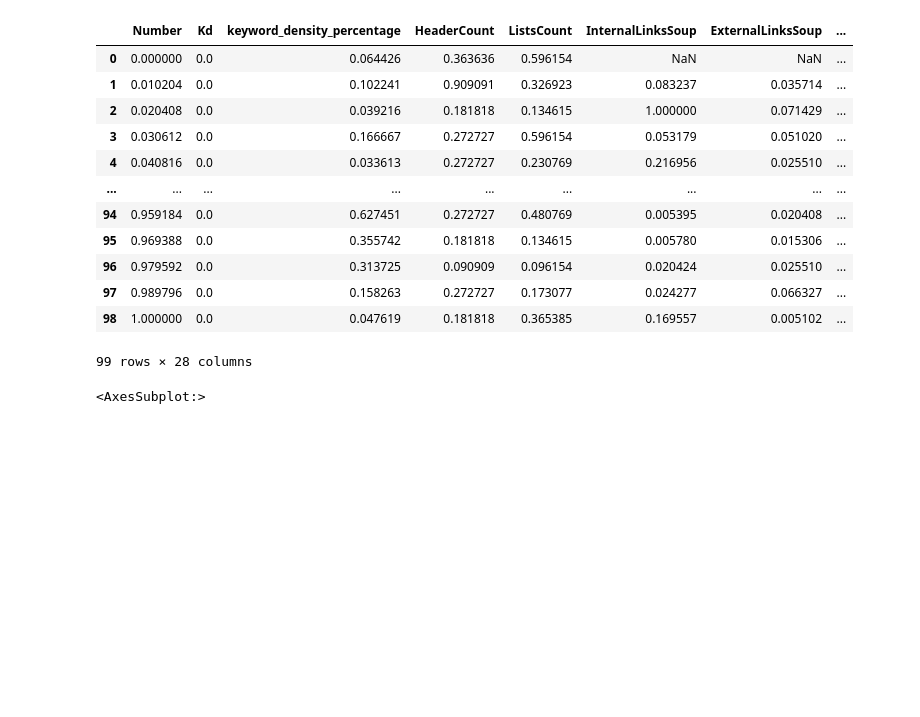
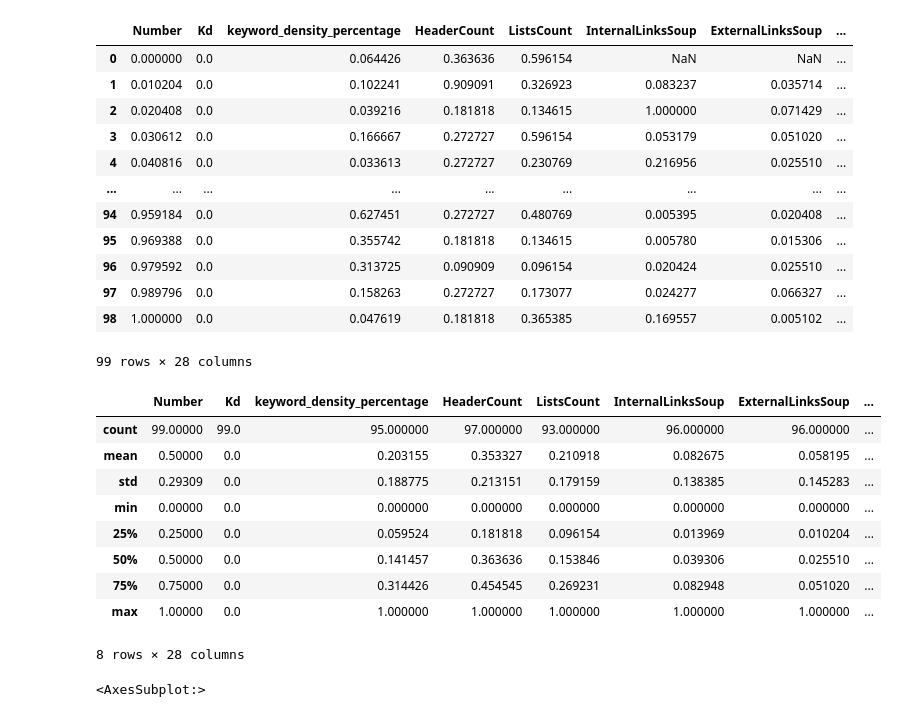
Before and after one commit to D-R-U-N-K-Data/SEO-De-Nieuwe-Zaak, a Jupyter notebook: DData - De Nieuwe Zaak - Verklarende Analyse.ipynb, the cells around one changed output. Cells and saved outputs as stored; diff of their text form; code cells hidden in the pictures; blank space fills up the shorter version.

```diff
--- a/DData - De Nieuwe Zaak - Verklarende Analyse.ipynb
+++ b/DData - De Nieuwe Zaak - Verklarende Analyse.ipynb
@@ -152,6 +138,19 @@ dfNormalized
 | 97 | 0.989796 | 0.0 | 0.158263 | 0.272727 | 0.173077 | 0.024277 | 0.066327 | ... |
 | 98 | 1.000000 | 0.0 | 0.047619 | 0.181818 | 0.365385 | 0.169557 | 0.005102 | ... |
 99 rows × 28 columns
+# %%
+dfNormalized.describe()
+# %% [output]
+|  | Number | Kd | keyword_density_percentage | HeaderCount | ListsCount | InternalLinksSoup | ExternalLinksSoup | ... |
+| count | 99.00000 | 99.0 | 95.000000 | 97.000000 | 93.000000 | 96.000000 | 96.000000 | ... |
+| mean | 0.50000 | 0.0 | 0.203155 | 0.353327 | 0.210918 | 0.082675 | 0.058195 | ... |
+| std | 0.29309 | 0.0 | 0.188775 | 0.213151 | 0.179159 | 0.138385 | 0.145283 | ... |
+| min | 0.00000 | 0.0 | 0.000000 | 0.000000 | 0.000000 | 0.000000 | 0.000000 | ... |
+| 25% | 0.25000 | 0.0 | 0.059524 | 0.181818 | 0.096154 | 0.013969 | 0.010204 | ... |
+| 50% | 0.50000 | 0.0 | 0.141457 | 0.363636 | 0.153846 | 0.039306 | 0.025510 | ... |
+| 75% | 0.75000 | 0.0 | 0.314426 | 0.454545 | 0.269231 | 0.082948 | 0.051020 | ... |
+| max | 1.00000 | 0.0 | 1.000000 | 1.000000 | 1.000000 | 1.000000 | 1.000000 | ... |
+8 rows × 28 columns
 # %%
 # Extra variable to save the correlations
 corrdata2 = dfNormalized.corr()
```
Also changed, not shown: parts of 14 cells of this notebook.
